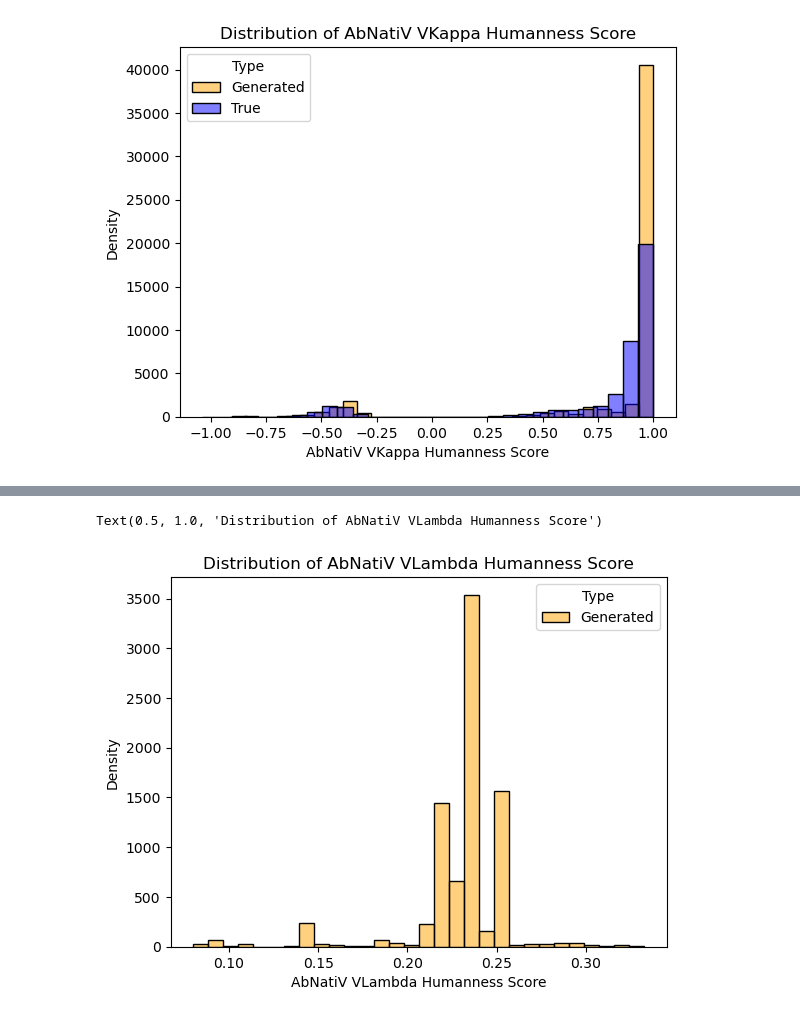
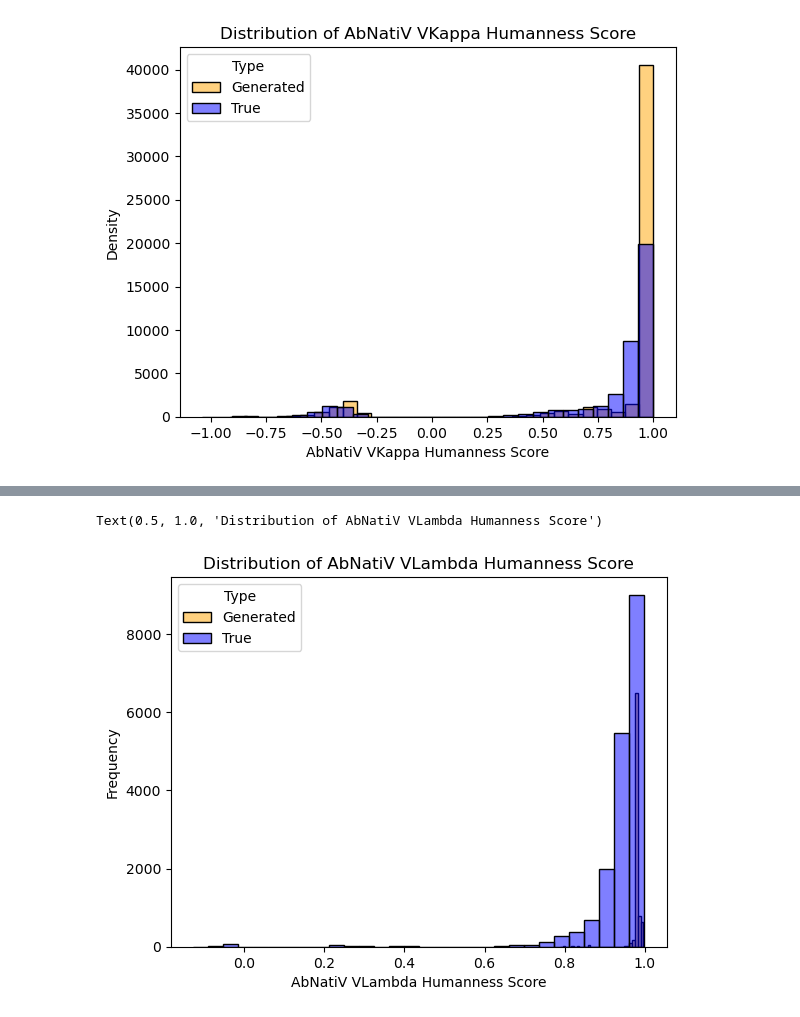
Before and after one commit to leaBroe/BERT_for_antibody_pairing, a Jupyter notebook: paired_model/BERT2BERT/humanness_score_AbnatiV/analyse_humanness_scores.ipynb, the cells around one changed output, grey strips where cells are left out. Drawn from its saved outputs; the diff is of its cells as text; code cells hidden in the pictures.

Commit message:
updated humanness analysis scrpt

```diff
--- a/paired_model/BERT2BERT/humanness_score_AbnatiV/analyse_humanness_scores.ipynb
+++ b/paired_model/BERT2BERT/humanness_score_AbnatiV/analyse_humanness_scores.ipynb
@@ -51,23 +142,25 @@ Text(0.5, 1.0, 'Distribution of AbNatiV VKappa Humanness Score')
 # %%
 igl_gen_seqs = "/ibmm_data2/oas_database/paired_lea_tmp/paired_model/BERT2BERT/humanness_score_AbnatiV/PLAbDab_human_healthy_full_diverse_beam_search_5_temp_0.2_max_length_150_early_stopping_true_batch_size_64_epochs_50_lr_0.0001_wd_0.1/abnativ_output_full/full_igl_gen_sequences_abnativ_seq_scores.csv"
 
-#igl_true_seqs = "/ibmm_data2/oas_database/paired_lea_tmp/paired_model/BERT2BERT/humanness_score_AbnatiV/PLAbDab_human_healthy_full_diverse_beam_search_5_temp_0.2_max_length_150_early_stopping_true_batch_size_64_epochs_50_lr_0.0001_wd_0.1/abnativ_output_full/full_igl_true_sequences_abnativ_seq_scores.csv"
+igl_true_seqs = "/ibmm_data2/oas_database/paired_lea_tmp/paired_model/BERT2BERT/humanness_score_AbnatiV/PLAbDab_human_healthy_full_diverse_beam_search_5_temp_0.2_max_length_150_early_stopping_true_batch_size_64_epochs_50_lr_0.0001_wd_0.1/abnativ_output_full/full_igl_true_sequences_abnativ_seq_scores.csv"
 
 igl_gen_seqs_df = pd.read_csv(igl_gen_seqs)
-#igl_true_seqs_df = pd.read_csv(igl_true_seqs)
+igl_true_seqs_df = pd.read_csv(igl_true_seqs)
 
 # extract AbNatiV Score
-abnativ_vlambda_score_gen = igl_gen_seqs_df["AbNatiV VKappa Score"]
-#abnativ_vlambda_score_true = igl_true_seqs_df["AbNatiV VLambda Score"]
+abnativ_vlambda_score_gen = igl_gen_seqs_df["AbNatiV VLambda Score"]
+abnativ_vlambda_score_true = igl_true_seqs_df["AbNatiV VLambda Score"]
+
 
 # Plot histogram with normalized frequency (density)
 sns.histplot(abnativ_vlambda_score_gen, bins=30, alpha=0.5, color="orange", label="Generated")
+sns.histplot(abnativ_vlambda_score_true, bins=30, alpha=0.5, color="blue", label="True")
 
 # Add labels and legend
 plt.legend(title="Type")
 plt.xlabel("AbNatiV VLambda Humanness Score")
-plt.ylabel("Density")
+plt.ylabel("Frequency")
 plt.title("Distribution of AbNatiV VLambda Humanness Score")
 # %% [output]
 Text(0.5, 1.0, 'Distribution of AbNatiV VLambda Humanness Score')
-[figure, old version]
+[figure, new version]
```
Also changed, not shown: parts of 9 cells of this notebook.
